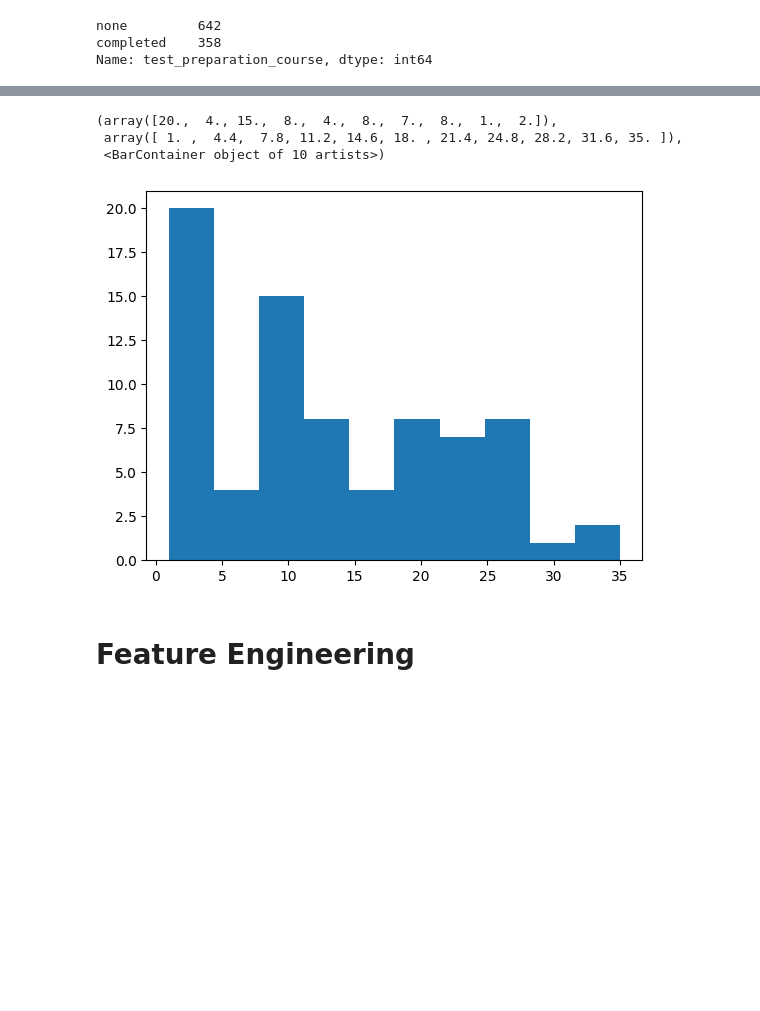
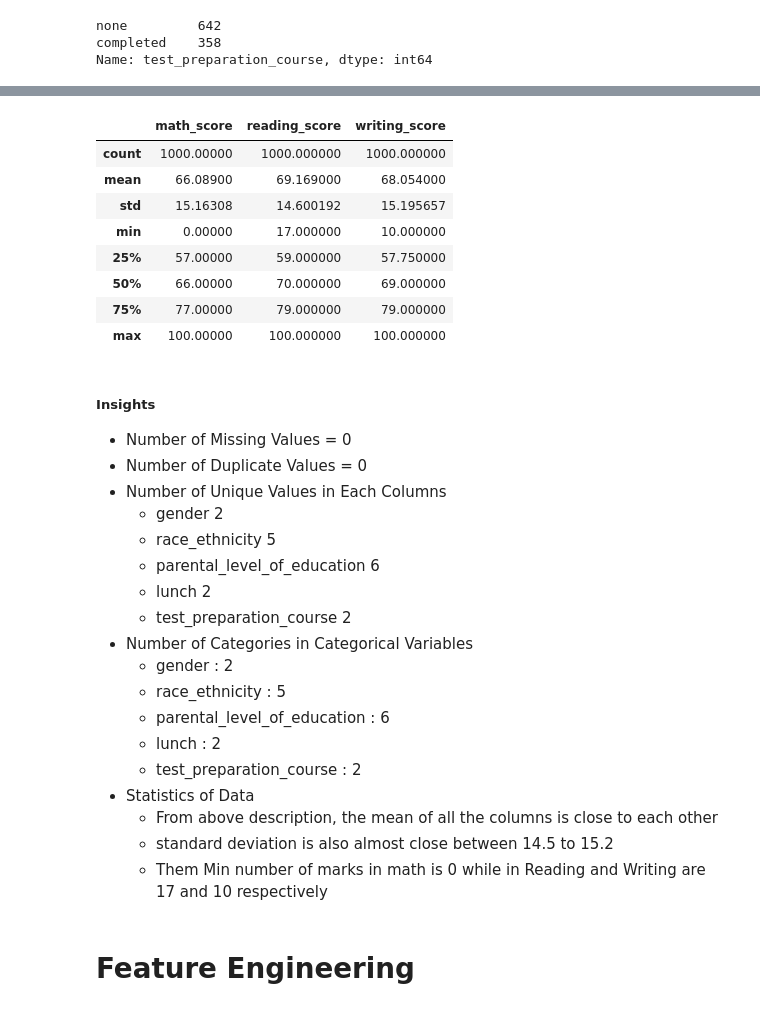
Before and after one commit to chwasiq0569/End-to-End_Student-Performance-Indicator, a Jupyter notebook: notebook/EDA_STUDENT_PERFORMANCE.ipynb, the cells around one changed output, grey strips where cells are left out. Cells and saved outputs as stored; diff of their text form; code cells hidden in the pictures; blank space fills up the shorter version.

Commit message:
Perfoming analysis on Categorical vs Numerical Variables

```diff
--- a/notebook/EDA_STUDENT_PERFORMANCE.ipynb
+++ b/notebook/EDA_STUDENT_PERFORMANCE.ipynb
@@ -121,10 +115,35 @@ plt.hist(data.reading_score.value_counts())
-# %%
-plt.hist(data.writing_score.value_counts())
-# %% [output]
-(array([20.,  4., 15.,  8.,  4.,  8.,  7.,  8.,  1.,  2.]),
- array([ 1. ,  4.4,  7.8, 11.2, 14.6, 18. , 21.4, 24.8, 28.2, 31.6, 35. ]),
- <BarContainer object of 10 artists>)
-[figure, removed]
+# %%
+data.describe()
+# %% [output]
+|  | math_score | reading_score | writing_score |
+| count | 1000.00000 | 1000.000000 | 1000.000000 |
+| mean | 66.08900 | 69.169000 | 68.054000 |
+| std | 15.16308 | 14.600192 | 15.195657 |
+| min | 0.00000 | 17.000000 | 10.000000 |
+| 25% | 57.00000 | 59.000000 | 57.750000 |
+| 50% | 66.00000 | 70.000000 | 69.000000 |
+| 75% | 77.00000 | 79.000000 | 79.000000 |
+| max | 100.00000 | 100.000000 | 100.000000 |
+# %% [markdown]
+##### Insights
+- Number of Missing Values = 0
+- Number of Duplicate Values = 0
+- Number of Unique Values in Each Columns
+    - gender                           2
+    - race_ethnicity                   5
+    - parental_level_of_education      6
+    - lunch                            2
+    - test_preparation_course          2
+- Number of Categories in Categorical Variables
+    - gender : 2
+    - race_ethnicity : 5
+    - parental_level_of_education : 6
+    - lunch : 2
+    - test_preparation_course : 2
+- Statistics of Data
+    - From above description, the mean of all the columns is close to each other
+    - standard deviation is also almost close between 14.5 to 15.2
+    - Them Min number of marks in math is 0 while in Reading and Writing are 17 and 10 respectively
 # %% [markdown]
 # Feature Engineering
 # %%
```
Also changed, not shown: parts of 32 cells of this notebook.
